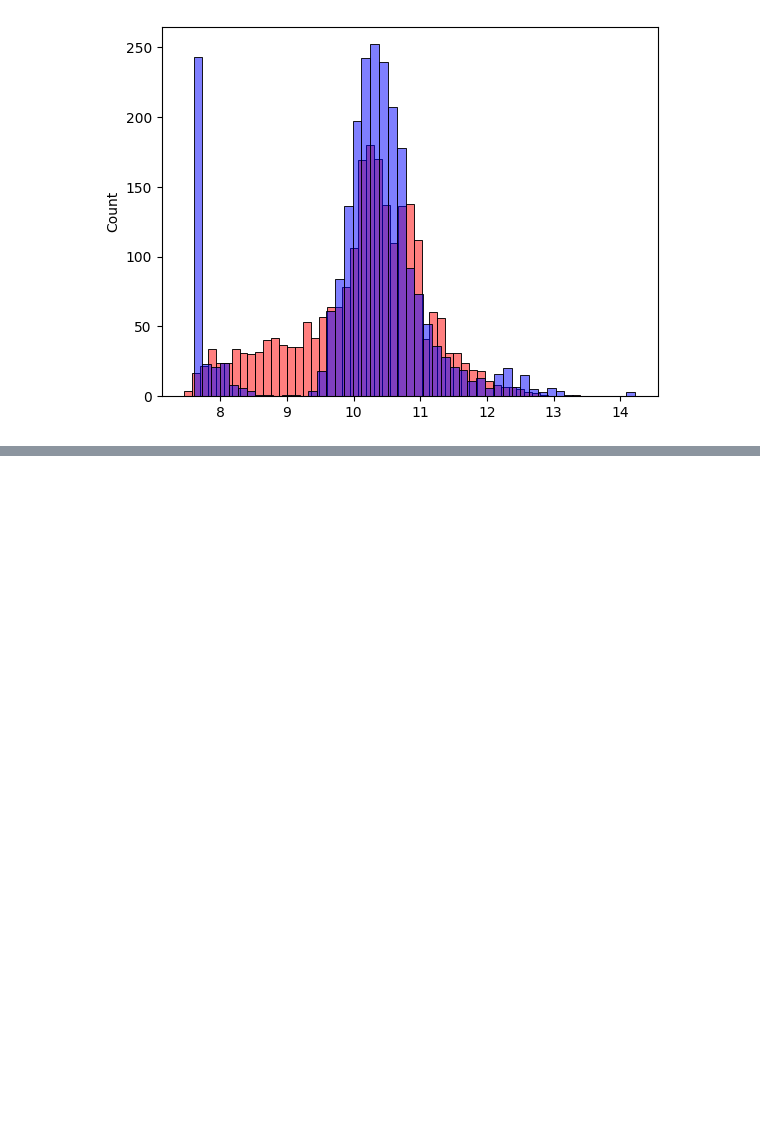
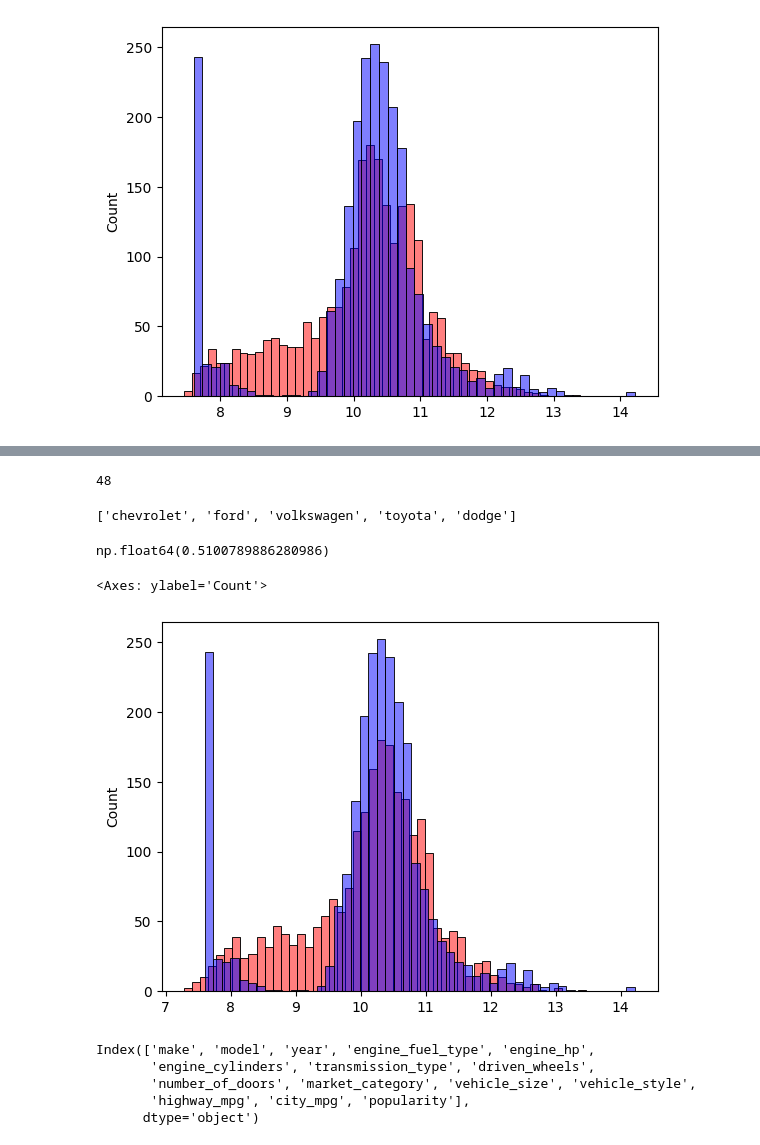
Before and after one commit to denis911/ML-zoomcamp-notebooks-modules-1-4, a Jupyter notebook: Kaggle_car_price.ipynb, the cells around one changed output, grey strips where cells are left out. Drawn from its saved outputs; the diff is of its cells as text; code cells hidden in the pictures; blank space fills up the shorter version.

```diff
--- a/Kaggle_car_price.ipynb
+++ b/Kaggle_car_price.ipynb
@@ -741,0 +754,67 @@ sns.histplot(y_val, color='blue', alpha=0.5, bins=50)
+# %%
+df.make.nunique() # 48 - lots of different cars...
+# %% [output]
+48
+# %%
+# we can take only top car makes if needed:
+makes = list(df.make.value_counts().head().index)
+# ['chevrolet', 'ford', 'volkswagen', 'toyota', 'dodge']
+makes
+# %% [output]
+['chevrolet', 'ford', 'volkswagen', 'toyota', 'dodge']
+# %%
+# we can modify our data prep function again to add categorical one hot encoded features ...
+
+base = ['engine_hp', 'engine_cylinders', 'highway_mpg', 'city_mpg', 'popularity'] # called base because we DO NOT modify these features...
+
+def prepare_X(df):
+    # we will use this function to prepare any dataset, not only for training or testing
+    # adding new calculated feature - age of the car:
+    df = df.copy() # if not using copy then new column age will appear in our dataframe...
+
+    df['age'] = 2017 - df.year # we assumed that today is year of 2017 here - and age of the car built in 2017 is 0
+
+    features = base + ['age']
+
+    for v in [2, 3, 4]:
+        df["num_doors%s" % v] = (df.number_of_doors == v).astype('int')
+        features.append("num_doors%s" % v)
+
+    for v in makes:
+        df["make_%s" % v] = (df.make == v).astype('int')
+        features.append("make_%s" % v)
+
+
+    # print(df.head())
+    # print(features)
+    df_num = df[features]
+    df_num = df_num.fillna(0)
+    X = df_num.values
+    return X
+# %%
+# all our workflow in 1 cell - ML pipeline )):
+X_train = prepare_X(df_train)
+w0, w = train_linear_regression(X_train, y_train)
+
+X_val = prepare_X(df_val)
+y_pred = w0 + X_val.dot(w)
+
+rmse(y_val, y_pred) # last time np.float64(0.5260831203105211)
+# now np.float64(0.5100789886280986) - slightly better....
+# %% [output]
+np.float64(0.5100789886280986)
+# %%
+sns.histplot(y_pred, color='red', alpha=0.5, bins=50)
+sns.histplot(y_val, color='blue', alpha=0.5, bins=50)
+# %% [output]
+<Axes: ylabel='Count'>
+[figure, added]
+# %%
+# but we do not stop here - other categorical variables still exist!!!
+df_train.dtypes.index
+# %% [output]
+Index(['make', 'model', 'year', 'engine_fuel_type', 'engine_hp',
+       'engine_cylinders', 'transmission_type', 'driven_wheels',
+       'number_of_doors', 'market_category', 'vehicle_size', 'vehicle_style',
+       'highway_mpg', 'city_mpg', 'popularity'],
+      dtype='object')
```
Also changed, not shown: parts of 8 cells of this notebook.
